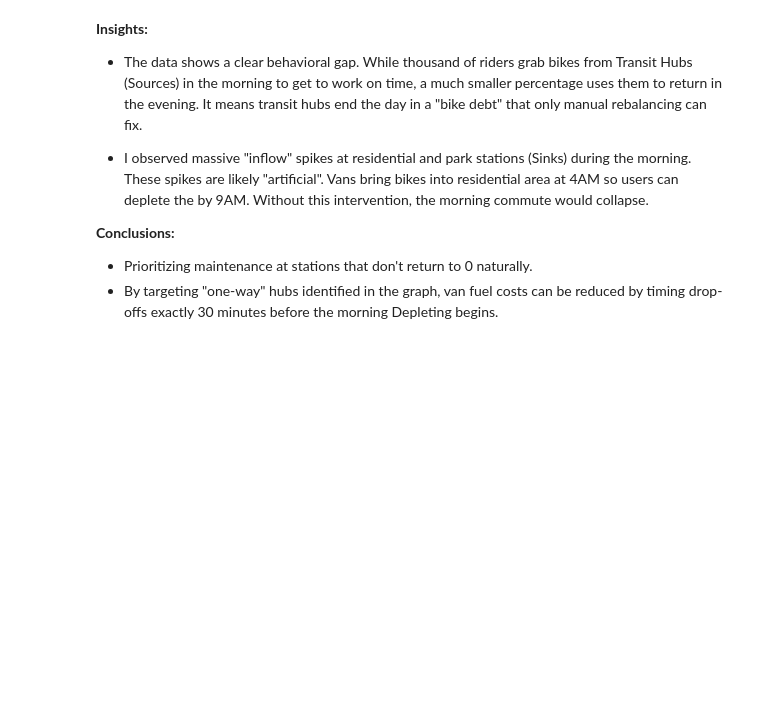
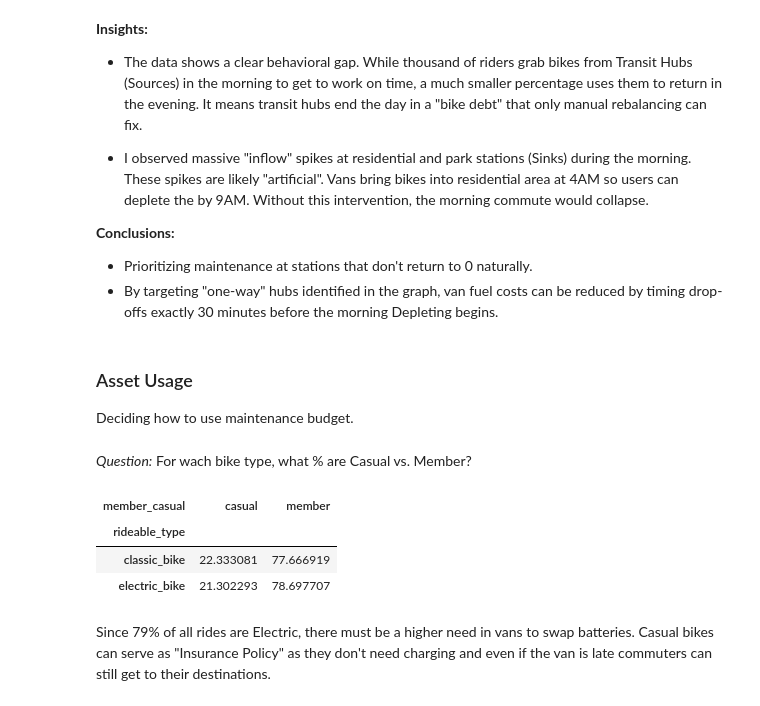
Before and after one commit to mdinaya/baywheels_analysis, a Jupyter notebook: notebooks/02_operations.ipynb, the cells around one changed output. Drawn from its saved outputs; the diff is of its cells as text; code cells hidden in the pictures; blank space fills up the shorter version.

```diff
--- a/notebooks/02_operations.ipynb
+++ b/notebooks/02_operations.ipynb
@@ -120,3 +110,19 @@ plt.show()
 
 - Prioritizing maintenance at stations that don't return to 0 naturally.
 - By targeting "one-way" hubs identified in the graph, van fuel costs can be reduced by timing drop-offs exactly 30 minutes before the morning Depleting begins.
+# %% [markdown]
+### Asset Usage
+Deciding how to use maintenance budget.
+# %% [markdown]
+*Question:* For wach bike type, what % are Casual vs. Member?
+# %%
+asset_usage = df.groupby(["rideable_type", "member_casual"]).size().unstack(fill_value=0)
+asset_usage_pct = asset_usage.div(asset_usage.sum(axis=1), axis=0) * 100
+asset_usage_pct
+# %% [output]
+| member_casual | casual | member |
+| rideable_type |  |  |
+| classic_bike | 22.333081 | 77.666919 |
+| electric_bike | 21.302293 | 78.697707 |
+# %% [markdown]
+Since 79% of all rides are Electric, there must be a higher need in vans to swap batteries. Casual bikes can serve as "Insurance Policy" as they don't need charging and even if the van is late commuters can still get to their destinations.
```
Also changed, not shown: parts of 2 cells of this notebook, 2 other files.
